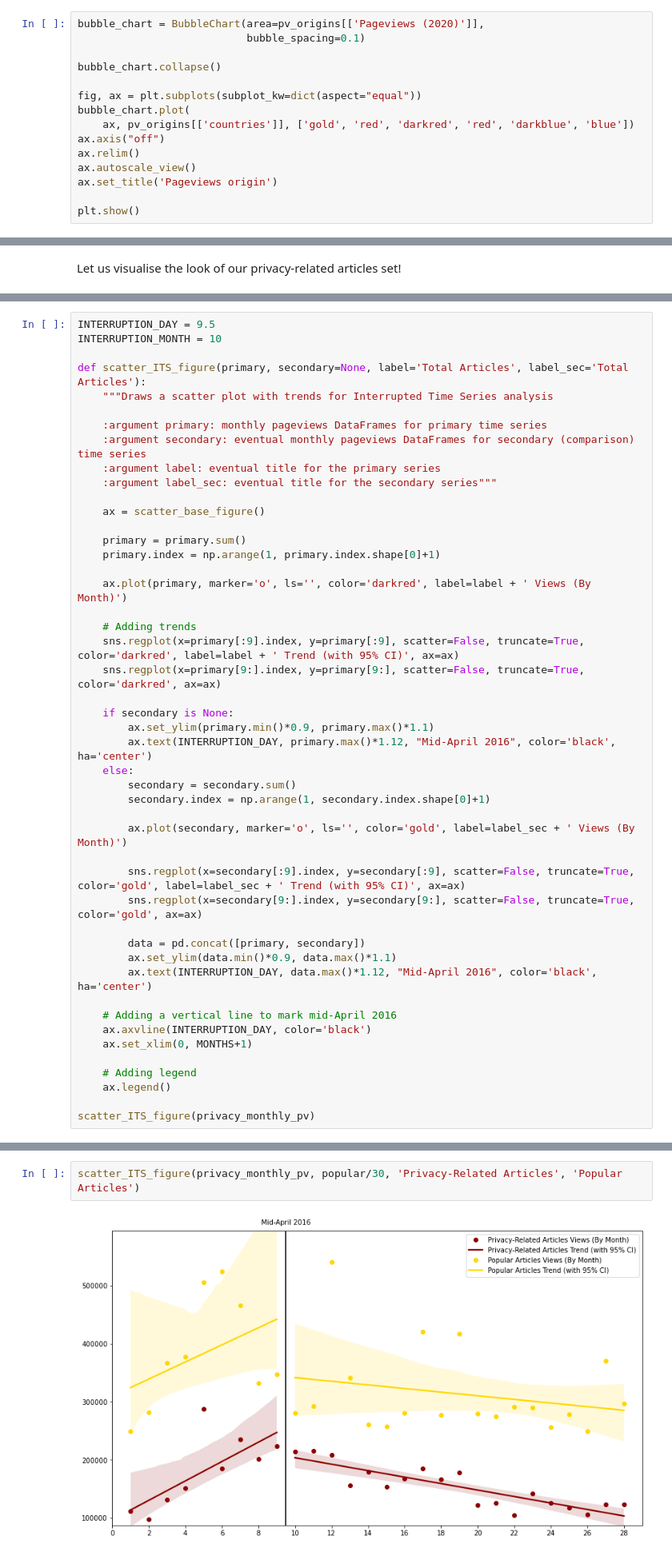
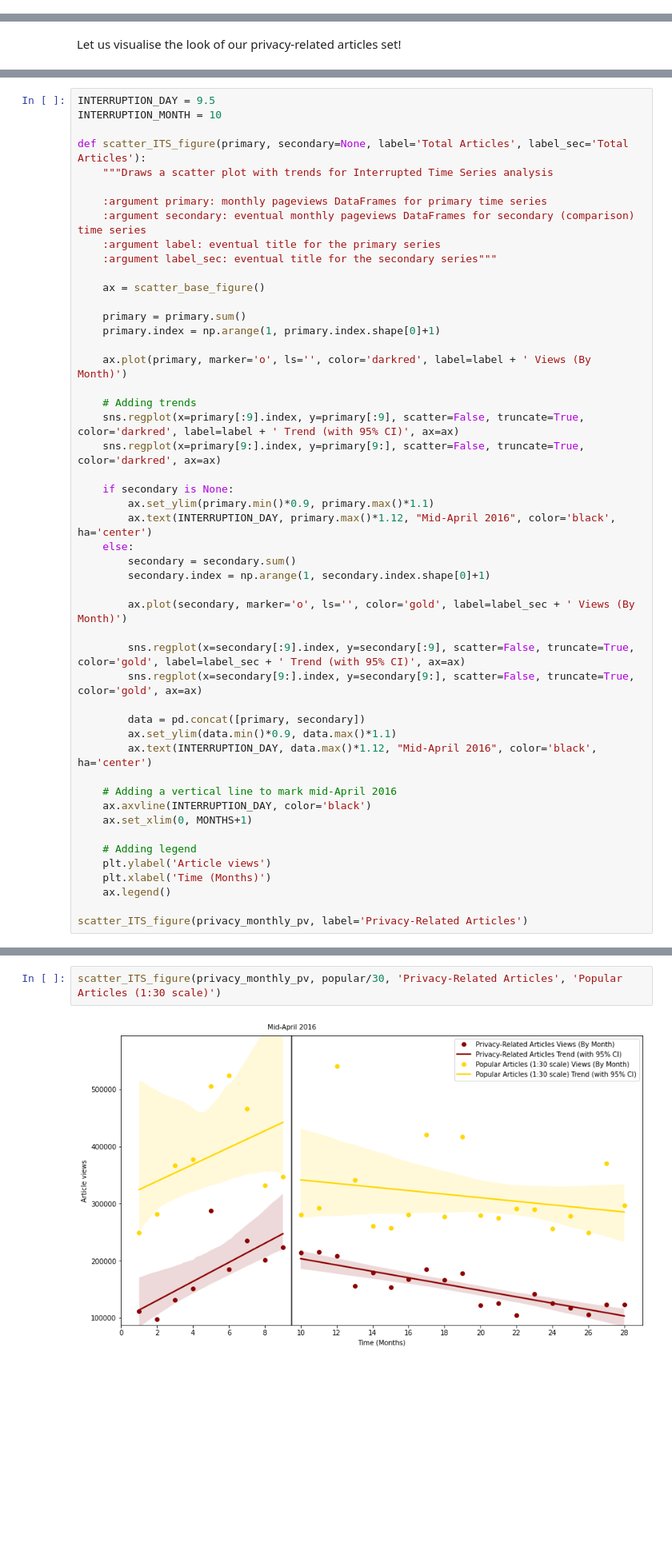
Before and after one commit to epfl-ada/ada-2020-project-milestone-p3-p3_2018, a Jupyter notebook: gdpr.ipynb, the cells around one changed output, grey strips where cells are left out. Shown: that part at 80% size. Cells and saved outputs as stored; diff of their text form; blank space fills up the shorter version.

```diff
--- a/gdpr.ipynb
+++ b/gdpr.ipynb
@@ -117,18 +115,3 @@ ax.set_xlim(right=1e9)
 add_flags(ax)
 # %% [output]
 [figure]
-# %%
-bubble_chart = BubbleChart(area=pv_origins[['Pageviews (2020)']],
-                           bubble_spacing=0.1)
-
-bubble_chart.collapse()
-
-fig, ax = plt.subplots(subplot_kw=dict(aspect="equal"))
-bubble_chart.plot(
-    ax, pv_origins[['countries']], ['gold', 'red', 'darkred', 'red', 'darkblue', 'blue'])
-ax.axis("off")
-ax.relim()
-ax.autoscale_view()
-ax.set_title('Pageviews origin')
-
-plt.show()
@@ -420,7 +399,9 @@ def scatter_ITS_figure(primary, secondary=None, label='Total Articles', label_se
     ax.set_xlim(0, MONTHS+1)
 
     # Adding legend
+    plt.ylabel('Article views')
+    plt.xlabel('Time (Months)')
     ax.legend()
 
-scatter_ITS_figure(privacy_monthly_pv)
+scatter_ITS_figure(privacy_monthly_pv, label='Privacy-Related Articles')
 # %% [output]
@@ -511,9 +492,9 @@ scatter_ITS_figure(privacy_monthly_pv, popular, 'Privacy-Related Articles', 'Pop
 # %% [markdown]
 Since popular articles are much more numerous (50 vs 22), and also gather much more views each (as they are the most popular ones), it is clearly not possible to get a good visualisation of them together with our privacy-related articles. In order to get some intuition on trend, we will thus divide their total number of views by a constant in order to be able to visually compare the trend with the one of privacy-related articles.
 # %%
-scatter_ITS_figure(privacy_monthly_pv, popular/30, 'Privacy-Related Articles', 'Popular Articles')
+scatter_ITS_figure(privacy_monthly_pv, popular/30, 'Privacy-Related Articles', 'Popular Articles (1:30 scale)')
 # %% [output]
-[figure, old version]
+[figure, new version]
 # %% [markdown]
 Here again, trends seem to be very similar. We compute the beta coefficients in order to verify this.
 # %%
```
Also changed, not shown: parts of 24 cells of this notebook.
